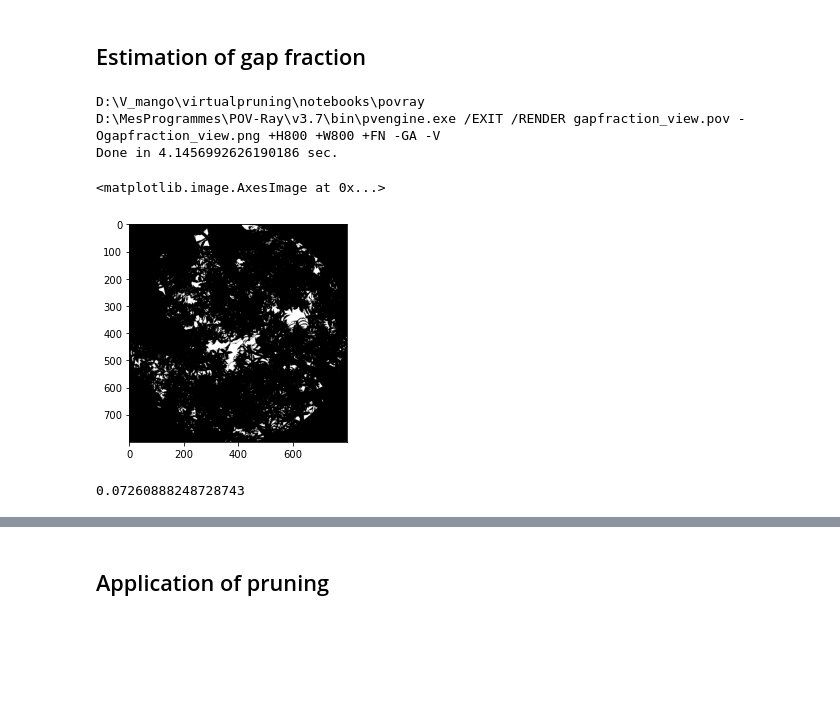
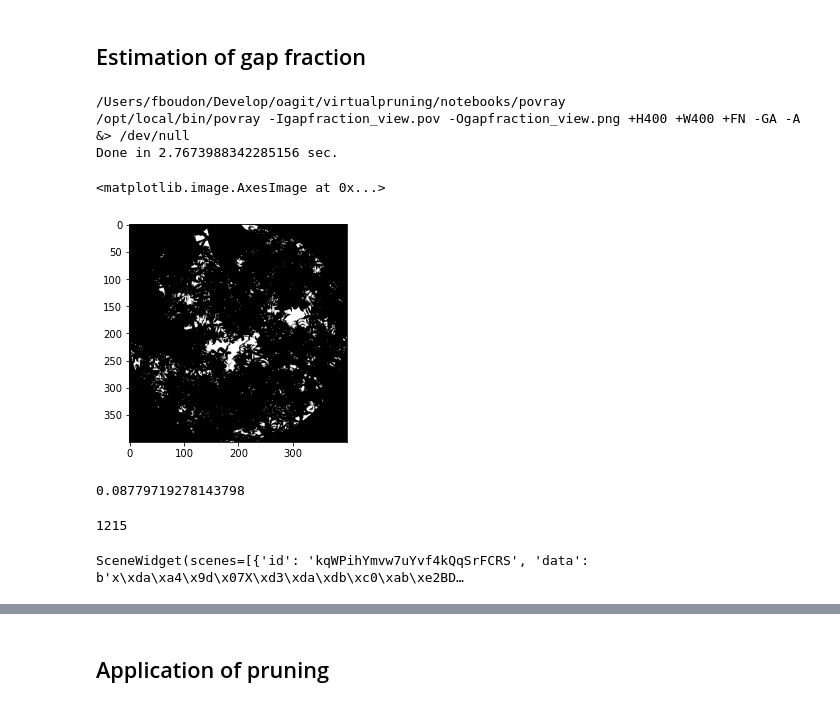
Before and after one commit to fredboudon/virtualpruning, a Jupyter notebook: notebooks/virtualpruning.ipynb, the cells around one changed output, grey strips where cells are left out. Drawn from its saved outputs; the diff is of its cells as text; code cells hidden in the pictures; blank space fills up the shorter version.

```diff
--- a/notebooks/virtualpruning.ipynb
+++ b/notebooks/virtualpruning.ipynb
@@ -374,16 +239,16 @@ import gapfraction; reload(gapfraction)
 from gapfraction import *
 # %%
 from matplotlib.pyplot import imshow
-img = generate(g, debug=True)
+img = generate(g, camheight=150, debug=True)
 imshow(img)
 # %% [output]
-D:\V_mango\virtualpruning\notebooks\povray
-D:\MesProgrammes\POV-Ray\v3.7\bin\pvengine.exe /EXIT /RENDER gapfraction_view.pov -Ogapfraction_view.png +H800 +W800 +FN -GA -V
-Done in 4.1456992626190186 sec.
+/Users/fboudon/Develop/oagit/virtualpruning/notebooks/povray
+/opt/local/bin/povray -Igapfraction_view.pov -Ogapfraction_view.png +H400 +W400 +FN -GA -A &> /dev/null
+Done in 2.7673988342285156 sec.
 <matplotlib.image.AxesImage at 0x...>
-[figure, old version]
+[figure, new version]
 # %%
-gf = gap_fraction(g)
+gf = gap_fraction(g, camheight=120)
 print(gf)
 # %% [output]
-0.07260888248728743
+0.08779719278143798
@@ -389,0 +257,8 @@ print(gf)
+# %%
+print(len(t3.property('pruned')))
+# %% [output]
+1215
+# %%
+plot_pruning(t3, leaves=True)
+# %% [output]
+SceneWidget(scenes=[{'id': 'kqWPihYmvw7uYvf4kQqSrFCRS', 'data': b'x\xda\xa4\x9d\x07X\xd3\xda\xdb\xc0\xab\xe2BD…
```
Also changed, not shown: parts of 33 cells of this notebook, 7 other files.
